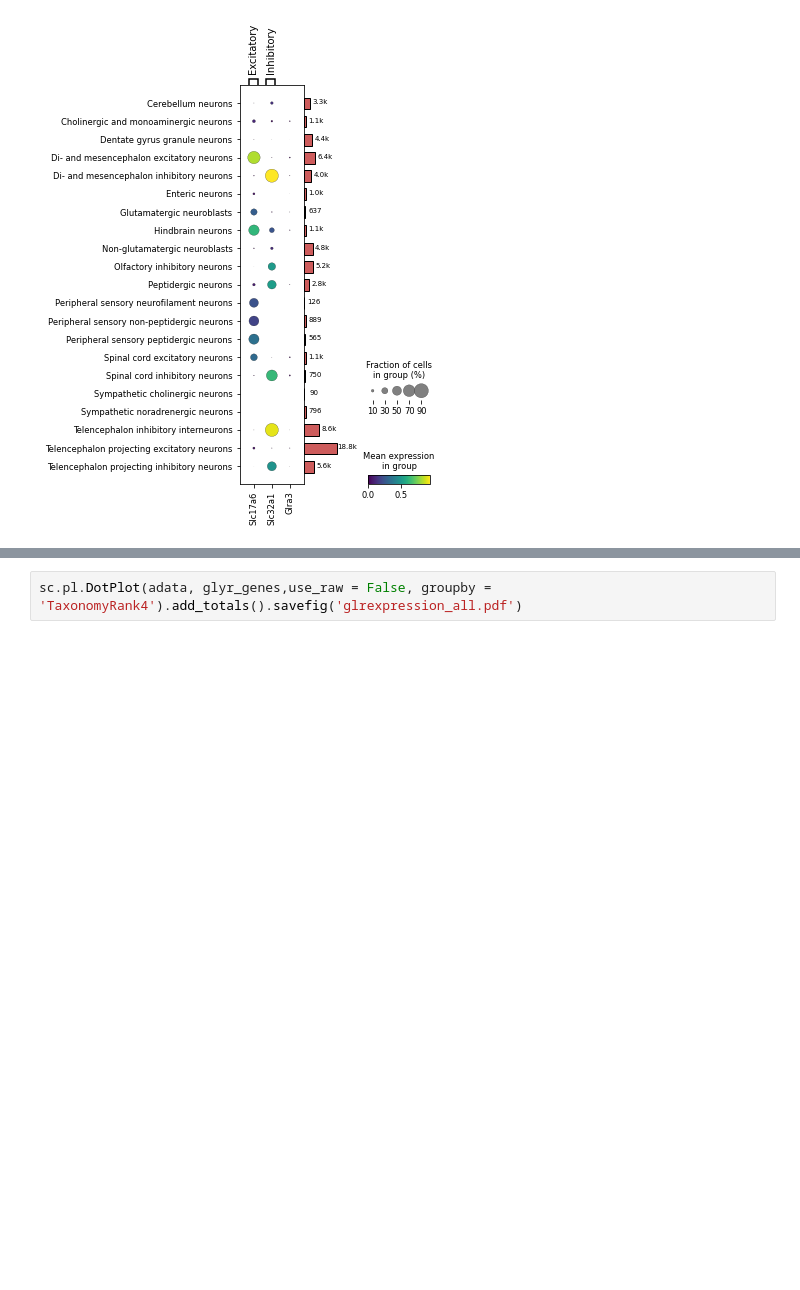
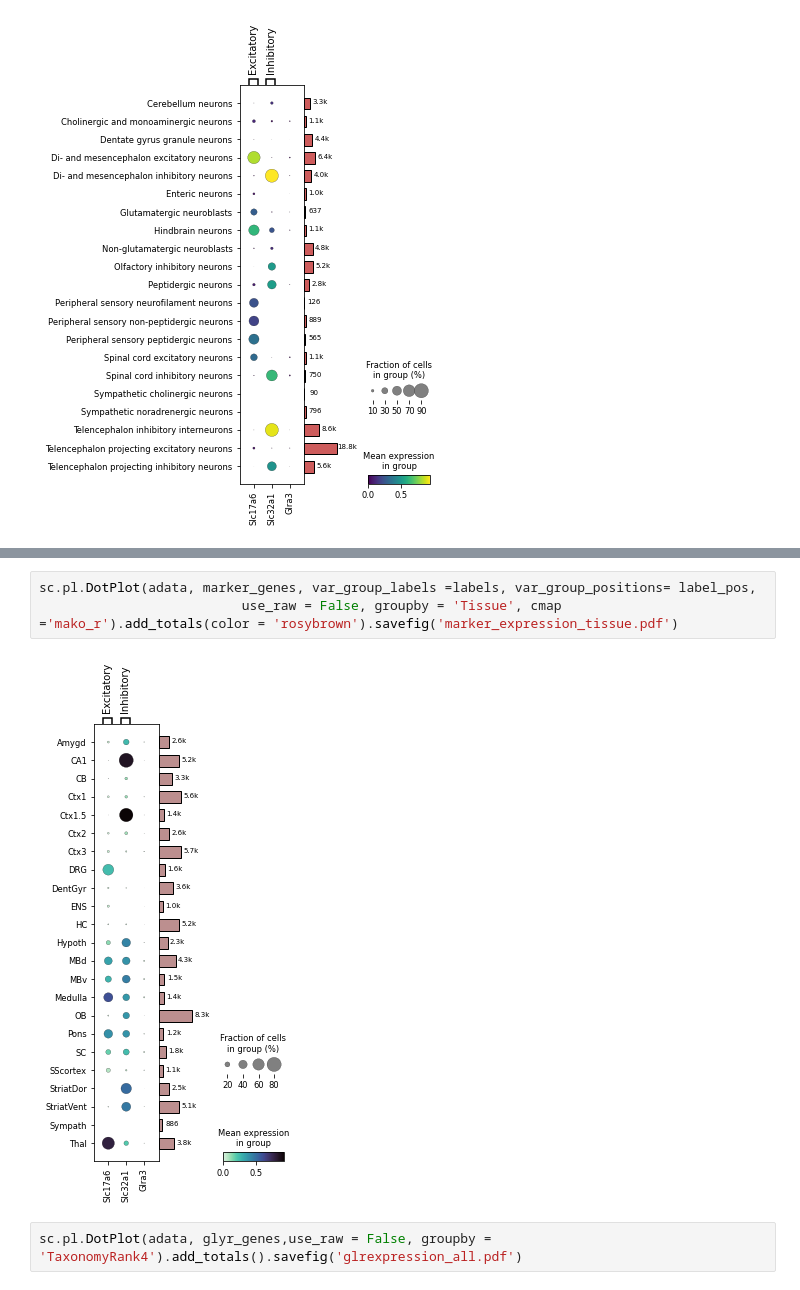
Before and after one commit to HannahMWeman/glra3-expression-analysis-in-the-nervous-system, a Jupyter notebook: notebook analysis.ipynb, the cells around one changed output, grey strips where cells are left out. Saved outputs shown, nothing was run; the diff lists cells and outputs as text; blank space fills up the shorter version.

```diff
--- a/notebook analysis.ipynb
+++ b/notebook analysis.ipynb
@@ -285,3 +336,8 @@ sc.pl.DotPlot(adata, marker_genes, var_group_labels =labels, var_group_positions
+# %%
+sc.pl.DotPlot(adata, marker_genes, var_group_labels =labels, var_group_positions= label_pos,
+                          use_raw = False, groupby = 'Tissue', cmap ='mako_r').add_totals(color = 'rosybrown').savefig('marker_expression_tissue.pdf')
+# %% [output]
+[figure, added]
 # %%
 sc.pl.DotPlot(adata, glyr_genes,use_raw = False, groupby = 'TaxonomyRank4').add_totals().savefig('glrexpression_all.pdf')
 # %% [output]
```
Also changed, not shown: parts of 4 cells of this notebook, 3 other files.
